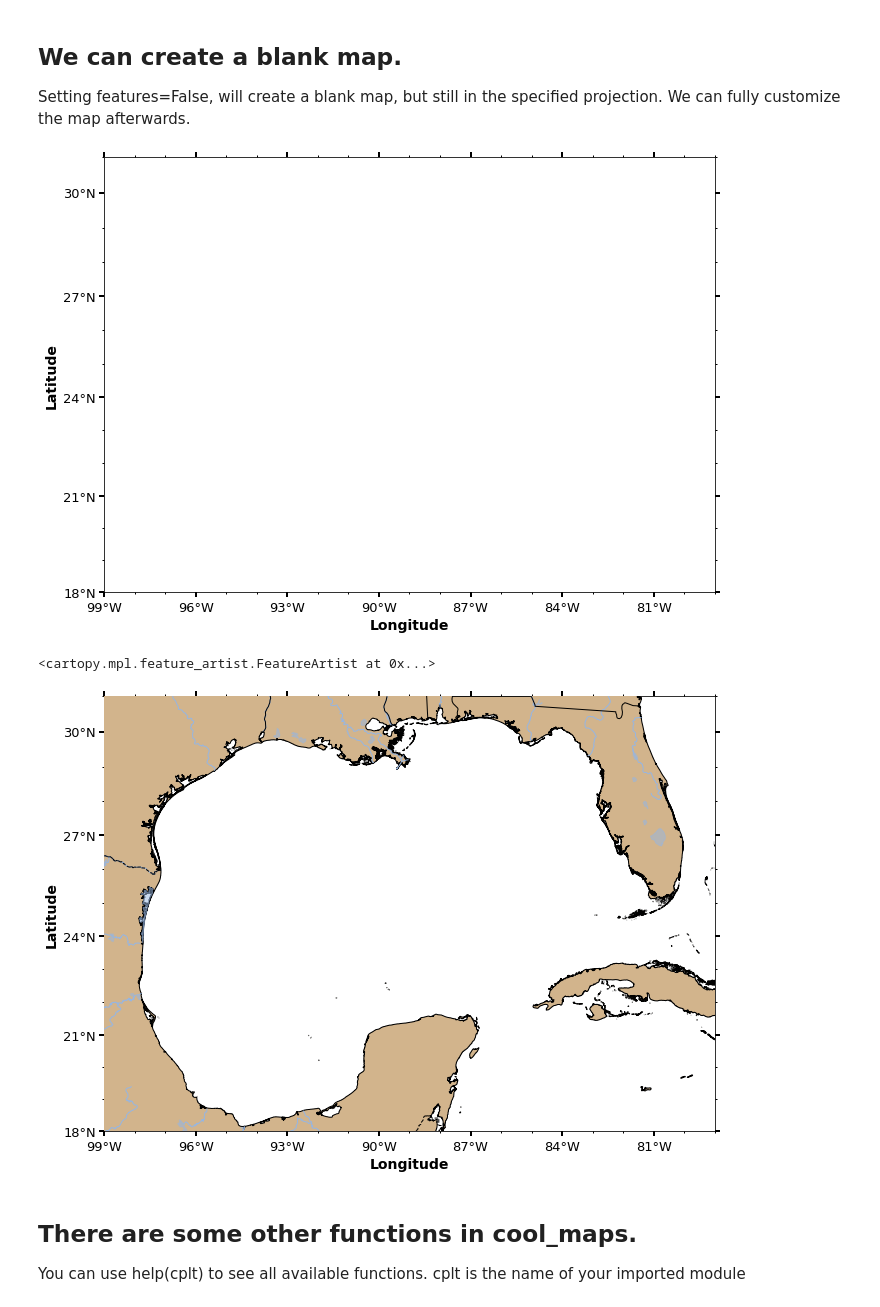
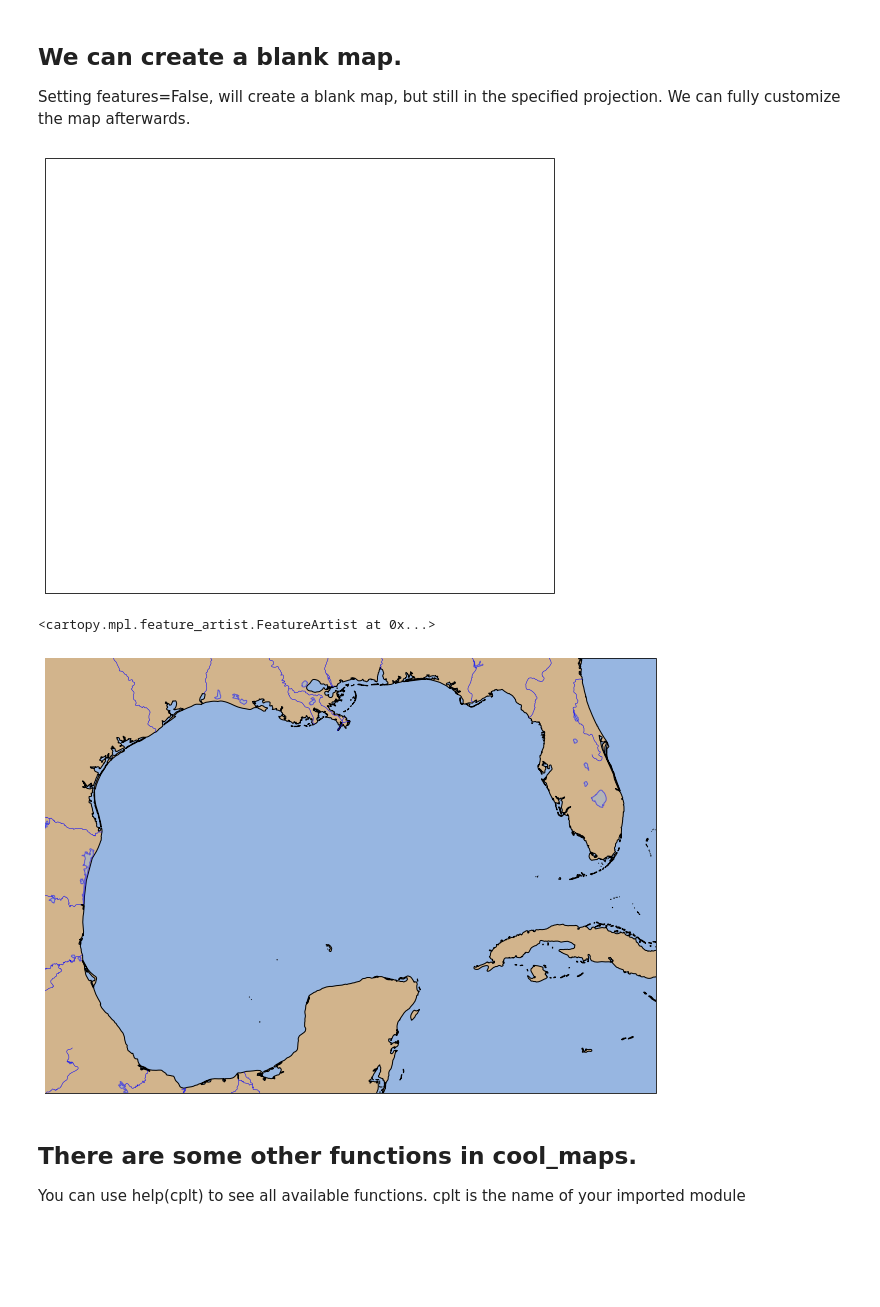
Before and after one commit to rucool/cool_maps, a Jupyter notebook: notebooks/cool_maps_intro.ipynb, the cells around one changed output. Cells and saved outputs as stored; diff of their text form; code cells hidden in the pictures; blank space fills up the shorter version.

Commit message:
update to allow for different resolution coastlines and better tick generation

```diff
--- a/notebooks/cool_maps_intro.ipynb
+++ b/notebooks/cool_maps_intro.ipynb
@@ -110,19 +109,19 @@ cplt.create(extent, proj=ccrs.Mercator(), bathymetry=True, isobaths=(-1000, -500
 ## We can create a blank map.
 Setting features=False, will create a blank map, but still in the specified projection. We can fully customize the map afterwards.
 # %%
-fig, ax = cplt.create(extent, features=False)
+fig, ax = cplt.create(extent, features=False, ticks=False)
 # %% [output]
-[figure, old version]
+[figure, new version]
 # %%
 import cartopy.feature as cfeature
 
 # Create an empty map in Mercator projection without the 'automatic features'
-fig, ax = cplt.create(extent, features=False)
+fig, ax = cplt.create(extent, features=False, ticks=False)
 
 # Specify
 edgecolor="black"
 landcolor="tan"
-oceancolor='white' #cfeature.COLORS['water'] is the standard
+oceancolor=cfeature.COLORS['water'] #cfeature.COLORS['water'] is the standard
 zorder=0.1
 
 state_lines = cfeature.NaturalEarthFeature(
@@ -132,22 +131,33 @@ state_lines = cfeature.NaturalEarthFeature(
     facecolor='none'
 )
 
-LAND = cfeature.GSHHSFeature(scale='full')
+# LAND = cfeature.GSHHSFeature(scale='full')
+resol = '10m'
+land = cfeature.NaturalEarthFeature(
+    'physical', 'land', resol,
+    edgecolor='face',
+    facecolor='tan'
+)
+lakes = cfeature.NaturalEarthFeature('physical', 'lakes', \
+    scale=resol, edgecolor='b', facecolor=cfeature.COLORS['water'])
+rivers = cfeature.NaturalEarthFeature('physical', 'rivers_lake_centerlines', \
+    scale=resol, edgecolor='b', facecolor='none')
+bodr = cfeature.NaturalEarthFeature(category='cultural',
+    name='admin_0_boundary_lines_land', scale=resol, facecolor='none', alpha=0.7)
 
-# Axes properties and features
+# # Axes properties and features
+ax.set_facecolor(oceancolor) # way faster than adding the ocean feature above
 ax.set_extent(extent)
-ax.set_facecolor(oceancolor) # way faster than adding the ocean feature above
-ax.add_feature(LAND,
+ax.add_feature(land,
                edgecolor=edgecolor,
                facecolor=landcolor,
                zorder=zorder+10)
-ax.add_feature(cfeature.RIVERS, zorder=zorder+10.2)
-ax.add_feature(cfeature.LAKES, zorder=zorder+10.2, alpha=0.5)
-ax.add_feature(state_lines, edgecolor=edgecolor, zorder=zorder+10.3)
-ax.add_feature(cfeature.BORDERS, linestyle='--', zorder=zorder+10.3)
+ax.add_feature(lakes, zorder=zorder+10.2, alpha=0.5)
+ax.add_feature(rivers, linewidth=0.5, zorder=zorder+10.2)
+ax.add_feature(bodr, linestyle='--', edgecolor='k', alpha=1)
 # %% [output]
 <cartopy.mpl.feature_artist.FeatureArtist at 0x...>
-[figure, old version]
+[figure, new version]
 # %% [markdown]
 ## There are some other functions in cool_maps.
 You can use help(cplt) to see all available functions. cplt is the name of your imported module
```
Also changed, not shown: parts of 2 cells of this notebook, 7 other files.
